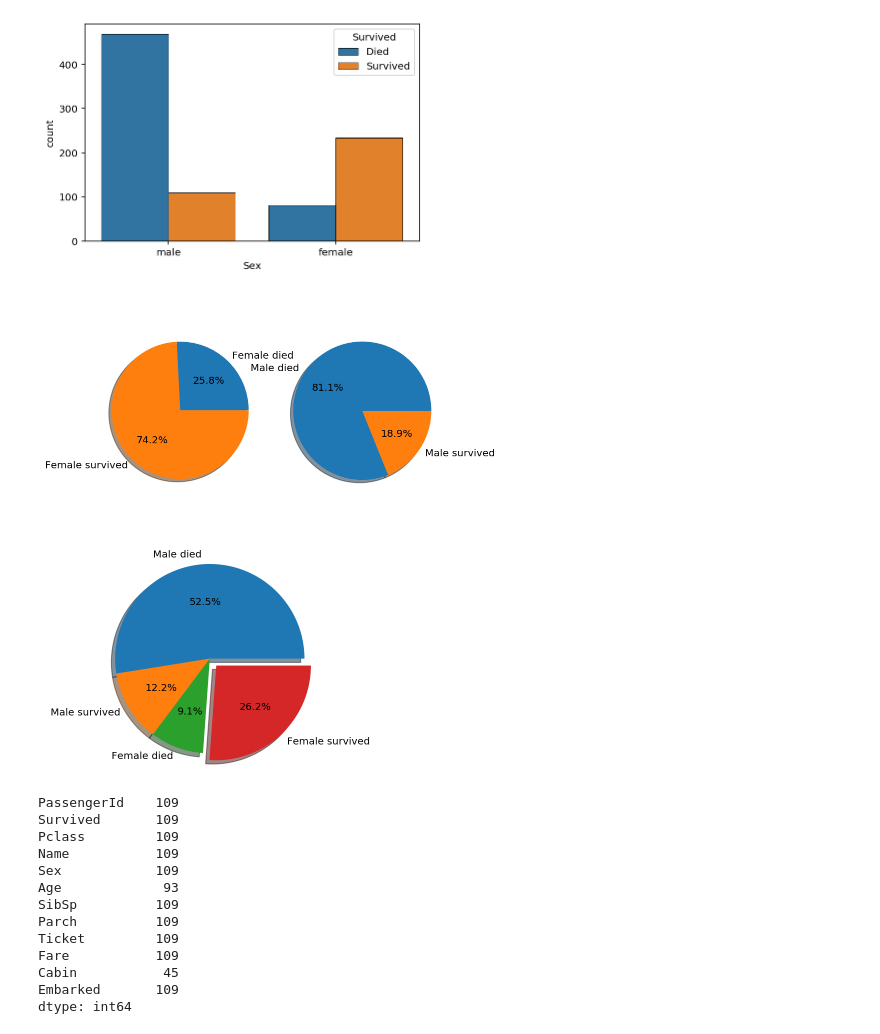
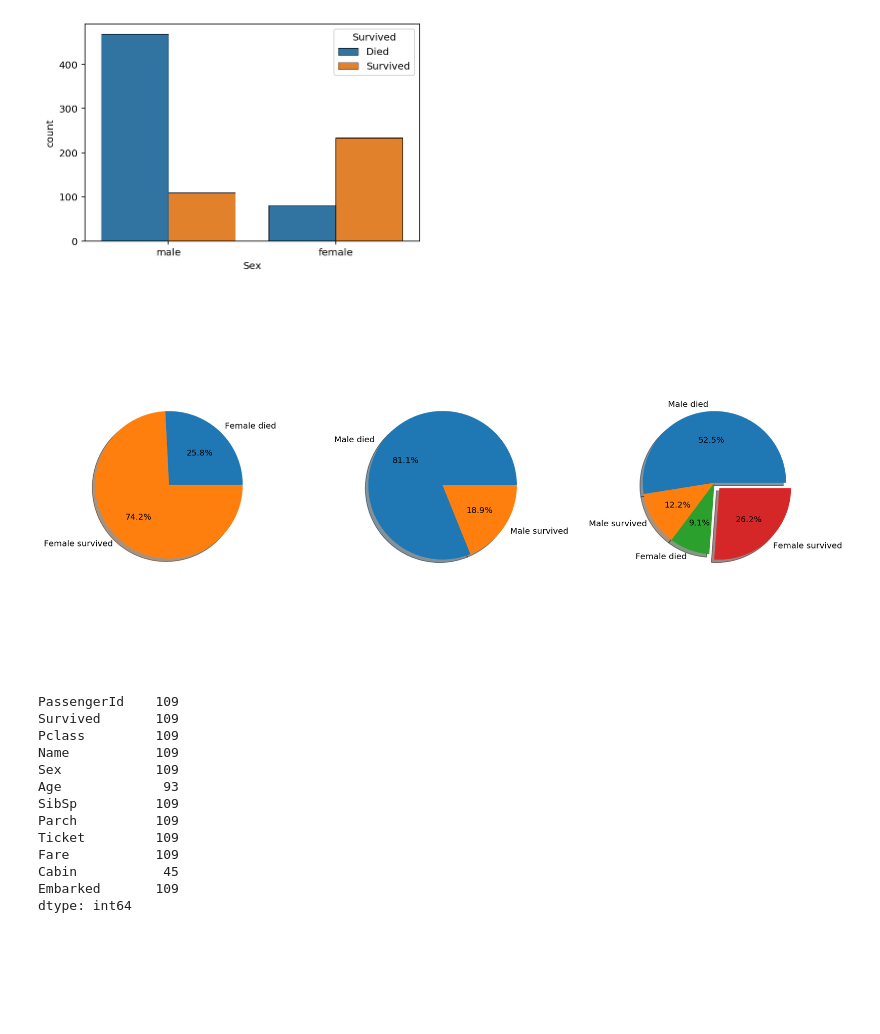
Before and after one commit to surya3217/Data_Science, a Jupyter notebook: Pandas/Titanic.ipynb, the cells around one changed output. Cells and saved outputs as stored; diff of their text form; code cells hidden in the pictures; blank space fills up the shorter version.

```diff
--- a/Pandas/Titanic.ipynb
+++ b/Pandas/Titanic.ipynb
@@ -153,24 +152,31 @@ bar.get_figure().savefig('graph/gender_survived.png')
 # %% [output]
 [figure]
 # %%
-axs = plt.subplot(121)
+fig = plt.figure(figsize=(14, 7))
+
+## figure 1
+axs = plt.subplot(131)
 axs.set_aspect(1)
-
 plt.pie([df['female'][0], df['female'][1] ], explode=(0,0), labels= ['Female died', 'Female survived'],shadow=True, autopct= '%1.1f%%' )
 plt.axis('equal')
 
-plt.subplot(122)
-
+## figure 2
+plt.subplot(132)
 plt.pie([df['male'][0], df['male'][1] ], explode=(0,0), labels= ['Male died', 'Male survived'],shadow=True, autopct= '%1.1f%%' )
 plt.axis('equal')
+
+
+## figure 3
+plt.subplot(133)
+plt.pie([df['male'][0], df['male'][1], df['female'][0], df['female'][1] ], explode=(0,0,0,0.1), labels= ['Male died', 'Male survived','Female died', 'Female survived'],shadow=True, autopct= '%1.1f%%' )
+plt.axis('equal')
+
+fig.tight_layout(pad=3.0)
 plt.show()
 
-plt.pie([df['male'][0], df['male'][1], df['female'][0], df['female'][1] ], explode=(0,0,0,0.1), labels= ['Male died', 'Male survived','Female died', 'Female survived'],shadow=True, autopct= '%1.1f%%' )
-plt.axis('equal')
-plt.show()
+fig.savefig('graph/Titanic_summary/gender_pie.png')
 # %% [output]
-[figure, old version]
+[figure, new version]
-[figure, removed]
 # %%
 male= data[(data['Sex']=='male') & (data['Survived']==1)].count()
 male
```
Also changed, not shown: parts of 6 cells of this notebook.
